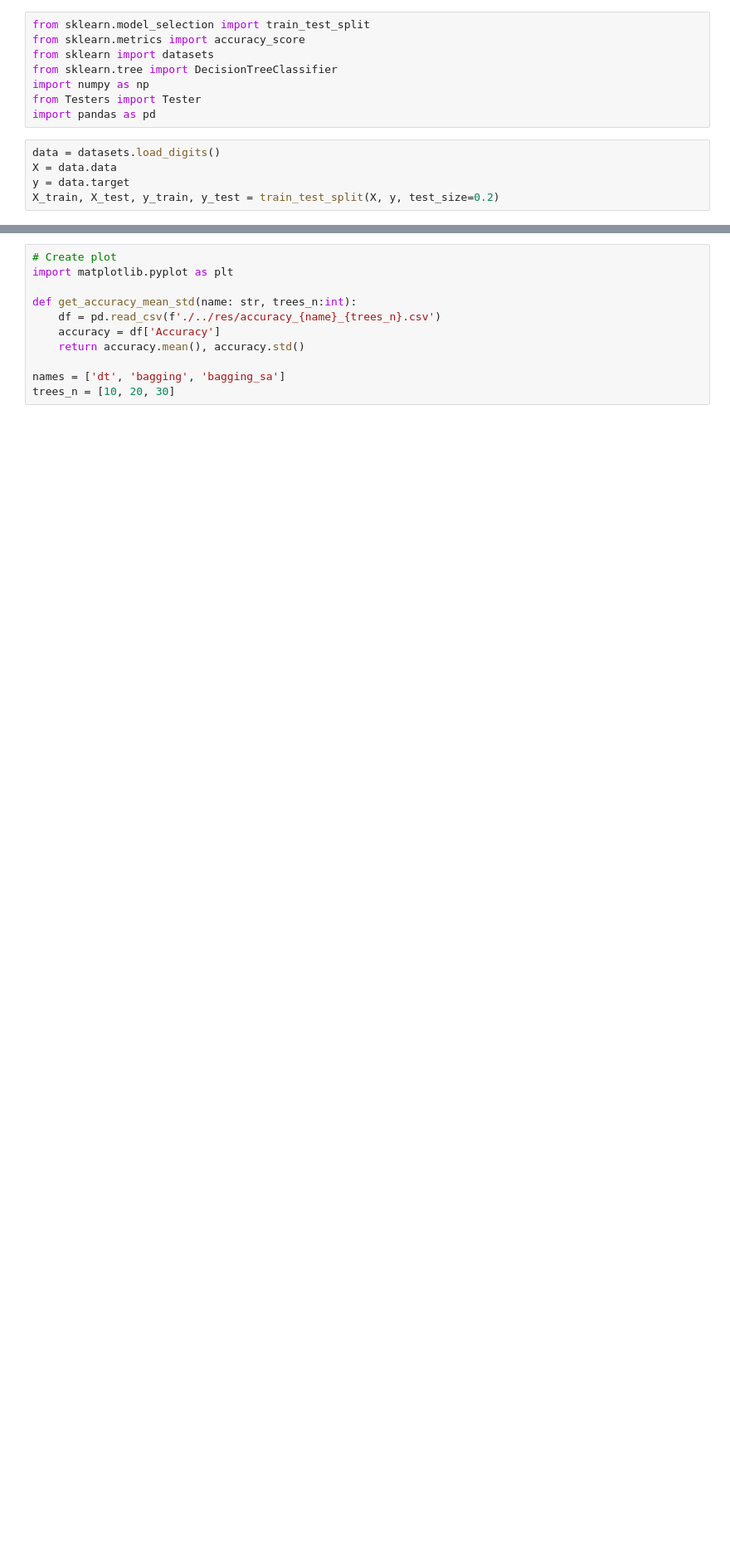
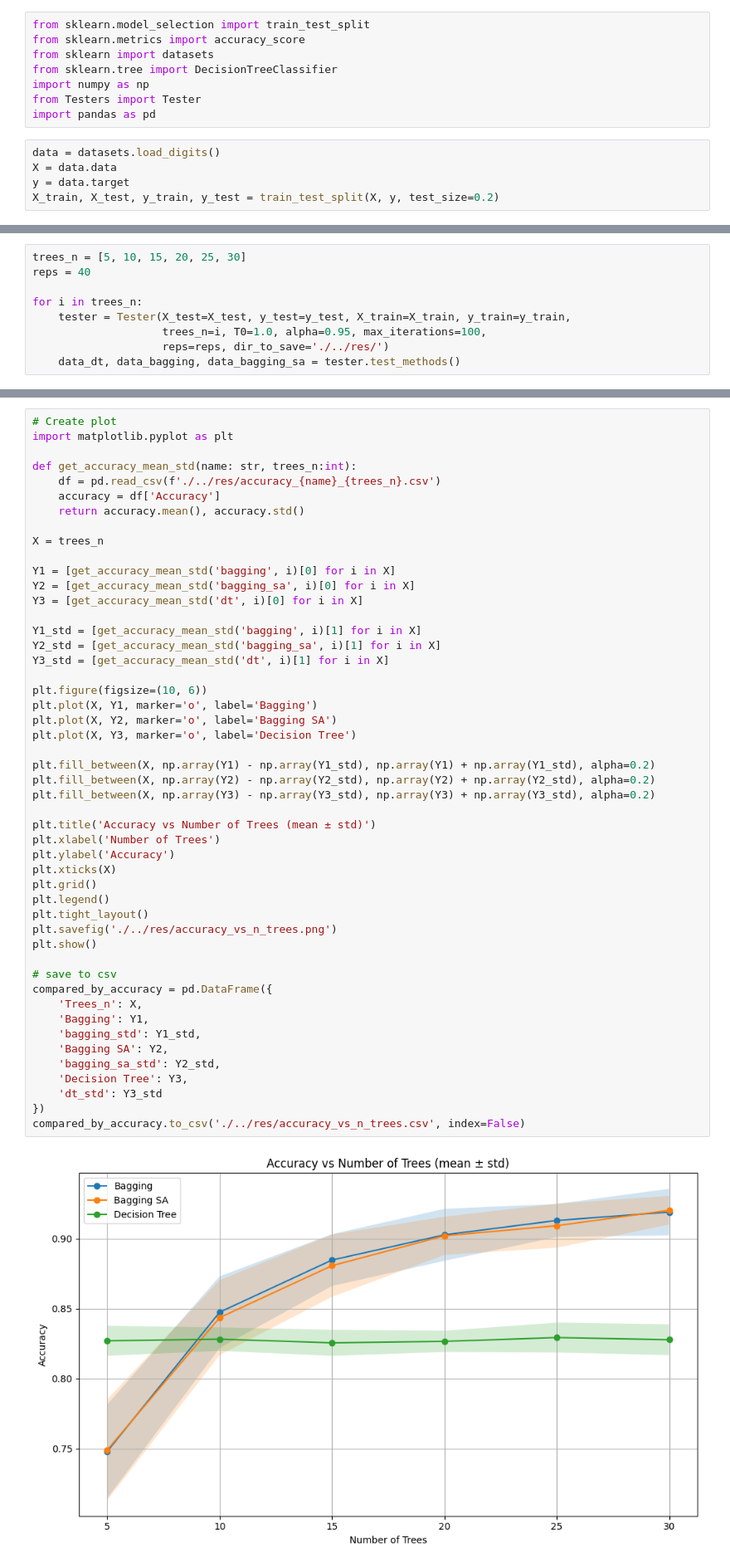
Before and after one commit to CenturionTheMan/SimulatedAnnealingBagging, a Jupyter notebook: src/tests_runner.ipynb, the cells around one changed output, grey strips where cells are left out. Shown at 83% size. Cells and saved outputs as stored; diff of their text form; blank space fills up the shorter version.

```diff
--- a/src/tests_runner.ipynb
+++ b/src/tests_runner.ipynb
@@ -28,0 +14,9 @@ data_dt, data_bagging, data_bagging_sa = tester.test_methods()
+# %%
+trees_n = [5, 10, 15, 20, 25, 30]
+reps = 40
+
+for i in trees_n:
+    tester = Tester(X_test=X_test, y_test=y_test, X_train=X_train, y_train=y_train,
+                    trees_n=i, T0=1.0, alpha=0.95, max_iterations=100,
+                    reps=reps, dir_to_save='./../res/')
+    data_dt, data_bagging, data_bagging_sa = tester.test_methods()
@@ -44,11 +61,51 @@ print(res_dataframe)
-# %%
-# Create plot
-import matplotlib.pyplot as plt
-
-def get_accuracy_mean_std(name: str, trees_n:int):
-    df = pd.read_csv(f'./../res/accuracy_{name}_{trees_n}.csv')
-    accuracy = df['Accuracy']
-    return accuracy.mean(), accuracy.std()
-
-names = ['dt', 'bagging', 'bagging_sa']
-trees_n = [10, 20, 30]
+# %%
+# Create plot
+import matplotlib.pyplot as plt
+
+def get_accuracy_mean_std(name: str, trees_n:int):
+    df = pd.read_csv(f'./../res/accuracy_{name}_{trees_n}.csv')
+    accuracy = df['Accuracy']
+    return accuracy.mean(), accuracy.std()
+
+X = trees_n
+
+Y1 = [get_accuracy_mean_std('bagging', i)[0] for i in X]
+Y2 = [get_accuracy_mean_std('bagging_sa', i)[0] for i in X]
+Y3 = [get_accuracy_mean_std('dt', i)[0] for i in X]
+
+Y1_std = [get_accuracy_mean_std('bagging', i)[1] for i in X]
+Y2_std = [get_accuracy_mean_std('bagging_sa', i)[1] for i in X]
+Y3_std = [get_accuracy_mean_std('dt', i)[1] for i in X]
+
+plt.figure(figsize=(10, 6))
+plt.plot(X, Y1, marker='o', label='Bagging')
+plt.plot(X, Y2, marker='o', label='Bagging SA')
+plt.plot(X, Y3, marker='o', label='Decision Tree')
+
+plt.fill_between(X, np.array(Y1) - np.array(Y1_std), np.array(Y1) + np.array(Y1_std), alpha=0.2)
+plt.fill_between(X, np.array(Y2) - np.array(Y2_std), np.array(Y2) + np.array(Y2_std), alpha=0.2)
+plt.fill_between(X, np.array(Y3) - np.array(Y3_std), np.array(Y3) + np.array(Y3_std), alpha=0.2)
+
+plt.title('Accuracy vs Number of Trees (mean ± std)')
+plt.xlabel('Number of Trees')
+plt.ylabel('Accuracy')
+plt.xticks(X)
+plt.grid()
+plt.legend()
+plt.tight_layout()
+plt.savefig('./../res/accuracy_vs_n_trees.png')
+plt.show()
+
+# save to csv
+compared_by_accuracy = pd.DataFrame({
+    'Trees_n': X,
+    'Bagging': Y1,
+    'bagging_std': Y1_std,
+    'Bagging SA': Y2,
+    'bagging_sa_std': Y2_std,
+    'Decision Tree': Y3,
+    'dt_std': Y3_std
+})
+compared_by_accuracy.to_csv('./../res/accuracy_vs_n_trees.csv', index=False)
+# %% [output]
+[figure, added]
```
Also changed, not shown: parts of 3 cells of this notebook, 21 other files.
